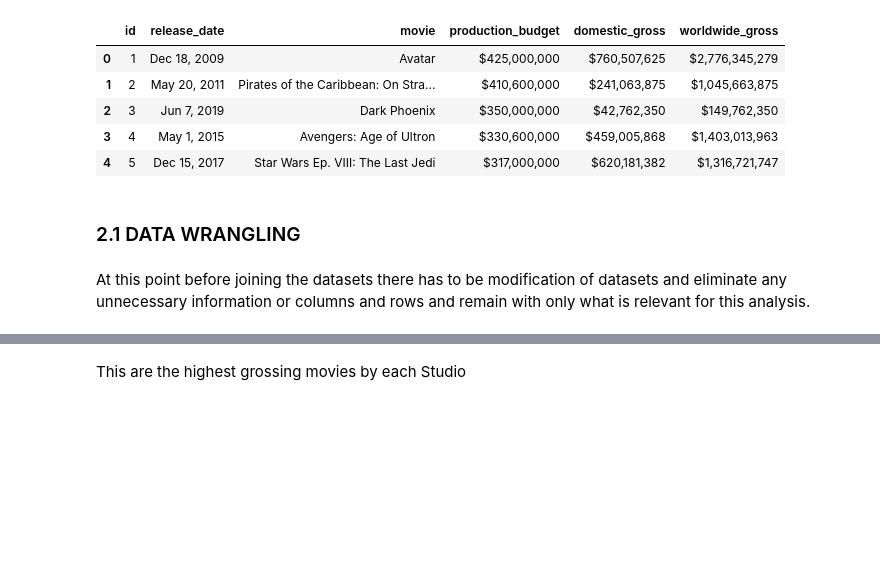
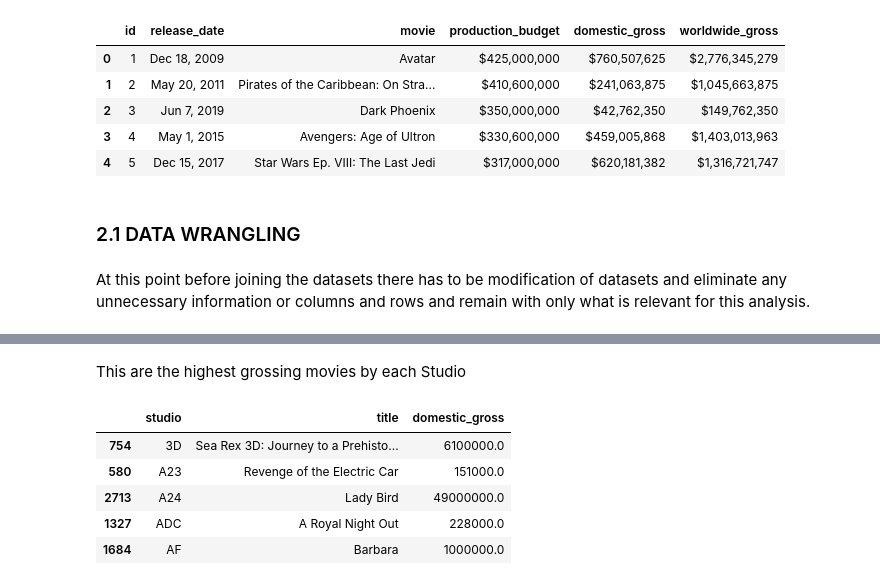
Before and after one commit to raphiqi/BOX-OFFICE-PERFORMANCE-ANALYSIS, a Jupyter notebook: IMDB data project 1-checkpoint.ipynb, the cells around one changed output, grey strips where cells are left out. Cells and saved outputs as stored; diff of their text form; code cells hidden in the pictures; blank space fills up the shorter version.

```diff
--- a/IMDB data project 1-checkpoint.ipynb
+++ b/IMDB data project 1-checkpoint.ipynb
@@ -152,7 +152,18 @@ merged_data.head()
 | 2 | On the Road | 2014 | 89.0 | Drama | 6.0 | 6 | On the Road | IFC | ... |
 | 3 | On the Road | 2016 | 121.0 | Drama | 5.7 | 127 | On the Road | IFC | ... |
 | 4 | The Secret Life of Walter Mitty | 2013 | 114.0 | Adventure,Comedy,Drama | 7.3 | 275300 | The Secret Life of Walter Mitty | Fox | ... |
-# %% [markdown]
-This are the highest grossing movies by each Studio
+# %% [markdown]
+This are the highest grossing movies by each Studio
 # %%
 highest_grossing_movies = merged_data.groupby('studio')['domestic_gross'].max()
+merged_data_clean = merged_data.dropna(subset=['domestic_gross'])
+idx = merged_data_clean.groupby('studio')['domestic_gross'].idxmax()
+highest_grossing_movies = merged_data_clean.loc[idx, ['studio', 'title', 'domestic_gross']]
+highest_grossing_movies.head()
+# %% [output]
+|  | studio | title | domestic_gross |
+| 754 | 3D | Sea Rex 3D: Journey to a Prehisto... | 6100000.0 |
+| 580 | A23 | Revenge of the Electric Car | 151000.0 |
+| 2713 | A24 | Lady Bird | 49000000.0 |
+| 1327 | ADC | A Royal Night Out | 228000.0 |
+| 1684 | AF | Barbara | 1000000.0 |
```
